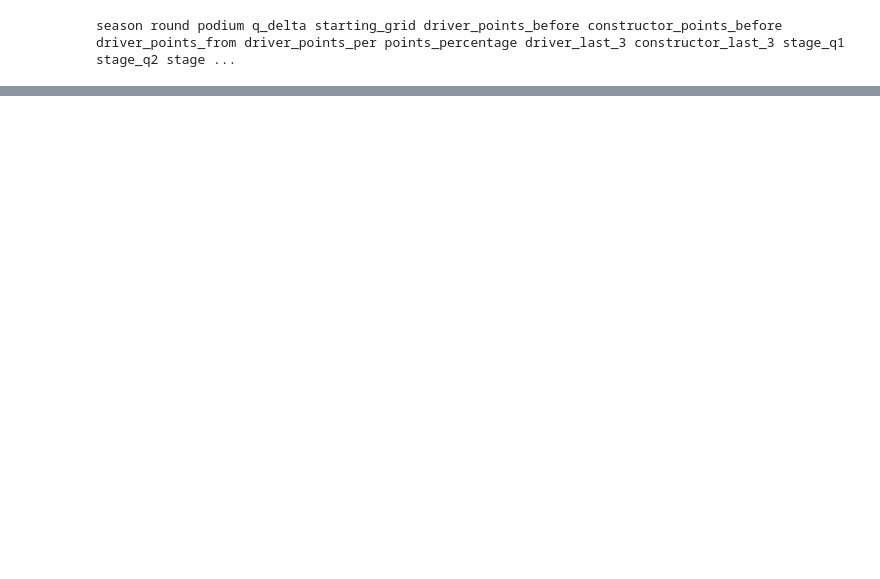
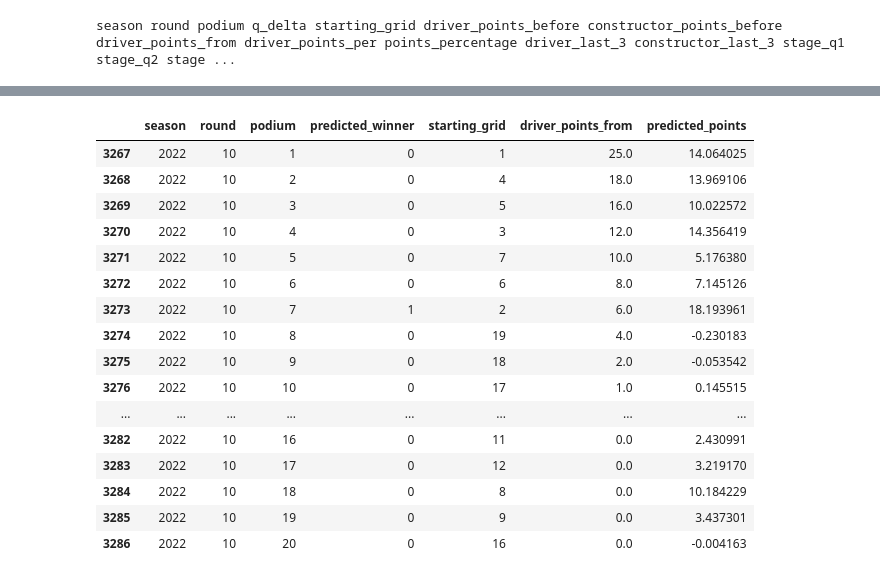
Before and after one commit to ollyjc99/f1-analytics, a Jupyter notebook: data modelling/predictions/NeuralNetworkRegressor.ipynb, the cells around one changed output, grey strips where cells are left out. Saved outputs shown, nothing was run; the diff lists cells and outputs as text; code cells hidden in the pictures; blank space fills up the shorter version.

```diff
--- a/data modelling/predictions/NeuralNetworkRegressor.ipynb
+++ b/data modelling/predictions/NeuralNetworkRegressor.ipynb
@@ -132,0 +133,20 @@ df.query('predicted_winner == 1').sort_values('predicted_points', ascending=Fals
+# %%
+df.query('round == 10')
+# %% [output]
+|  | season | round | podium | predicted_winner | starting_grid | driver_points_from | predicted_points |
+| 3267 | 2022 | 10 | 1 | 0 | 1 | 25.0 | 14.064025 |
+| 3268 | 2022 | 10 | 2 | 0 | 4 | 18.0 | 13.969106 |
+| 3269 | 2022 | 10 | 3 | 0 | 5 | 16.0 | 10.022572 |
+| 3270 | 2022 | 10 | 4 | 0 | 3 | 12.0 | 14.356419 |
+| 3271 | 2022 | 10 | 5 | 0 | 7 | 10.0 | 5.176380 |
+| 3272 | 2022 | 10 | 6 | 0 | 6 | 8.0 | 7.145126 |
+| 3273 | 2022 | 10 | 7 | 1 | 2 | 6.0 | 18.193961 |
+| 3274 | 2022 | 10 | 8 | 0 | 19 | 4.0 | -0.230183 |
+| 3275 | 2022 | 10 | 9 | 0 | 18 | 2.0 | -0.053542 |
+| 3276 | 2022 | 10 | 10 | 0 | 17 | 1.0 | 0.145515 |
+| ... | ... | ... | ... | ... | ... | ... | ... |
+| 3282 | 2022 | 10 | 16 | 0 | 11 | 0.0 | 2.430991 |
+| 3283 | 2022 | 10 | 17 | 0 | 12 | 0.0 | 3.219170 |
+| 3284 | 2022 | 10 | 18 | 0 | 8 | 0.0 | 10.184229 |
+| 3285 | 2022 | 10 | 19 | 0 | 9 | 0.0 | 3.437301 |
+| 3286 | 2022 | 10 | 20 | 0 | 16 | 0.0 | -0.004163 |
```
Also changed, not shown: parts of 4 cells of this notebook, 5 other files.
